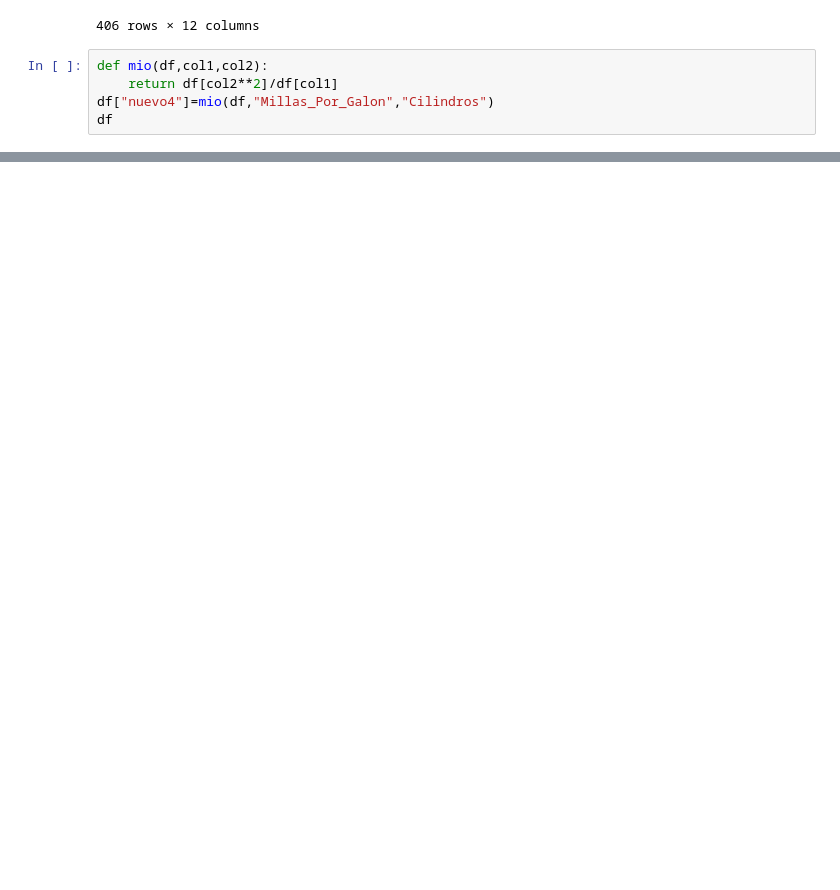
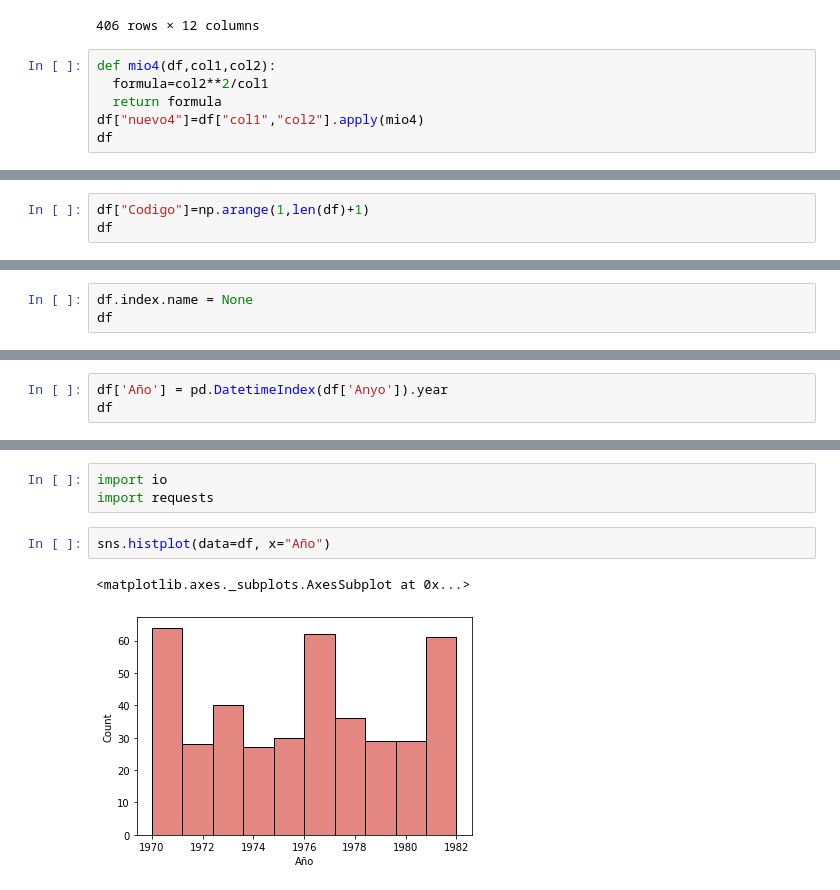
Before and after one commit to amoreano/PROYECTO1_CD, a Jupyter notebook: Proyecto2.ipynb, the cells around one changed output, grey strips where cells are left out. Drawn from its saved outputs; the diff is of its cells as text; blank space fills up the shorter version.

```diff
--- a/Proyecto2.ipynb
+++ b/Proyecto2.ipynb
@@ -238,8 +216,9 @@ df
 | 405 | 31.0 | 4 | 1 | 2720 | 119.0 | 19.4 | chevy s-10 | ... |
 406 rows × 12 columns
 # %%
-def mio(df,col1,col2):
-    return df[col2**2]/df[col1]
-df["nuevo4"]=mio(df,"Millas_Por_Galon","Cilindros")
+def mio4(df,col1,col2):
+  formula=col2**2/col1
+  return formula
+df["nuevo4"]=df["col1","col2"].apply(mio4)
 df
 # %% [output]
@@ -246,0 +250,3 @@ SyntaxError: ignored
+# %%
+df["Codigo"]=np.arange(1,len(df)+1)
+df
@@ -246,0 +282,3 @@ SyntaxError: ignored
+# %%
+df.index.name = None
+df
@@ -246,0 +299,3 @@ SyntaxError: ignored
+# %%
+df['Año'] = pd.DatetimeIndex(df['Anyo']).year
+df
@@ -246,0 +389,8 @@ SyntaxError: ignored
+# %%
+import io
+import requests
+# %%
+sns.histplot(data=df, x="Año")
+# %% [output]
+<matplotlib.axes._subplots.AxesSubplot at 0x...>
+[figure, added]
```
Also changed, not shown: parts of 24 cells of this notebook.
